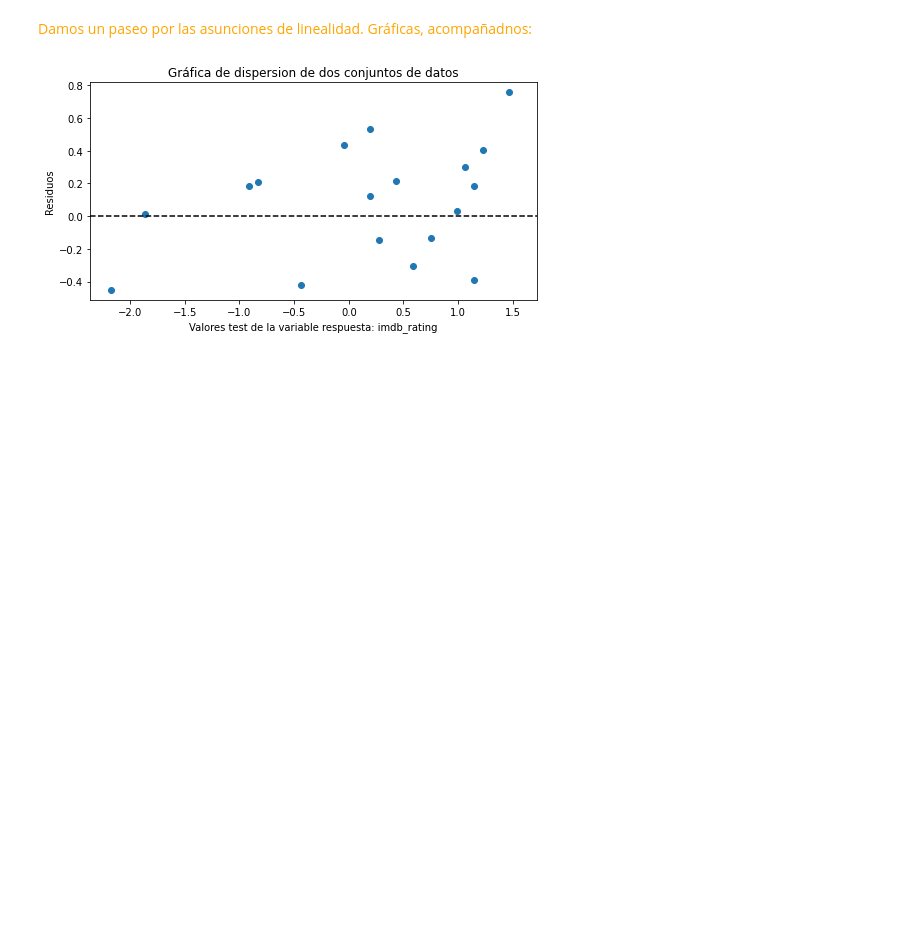
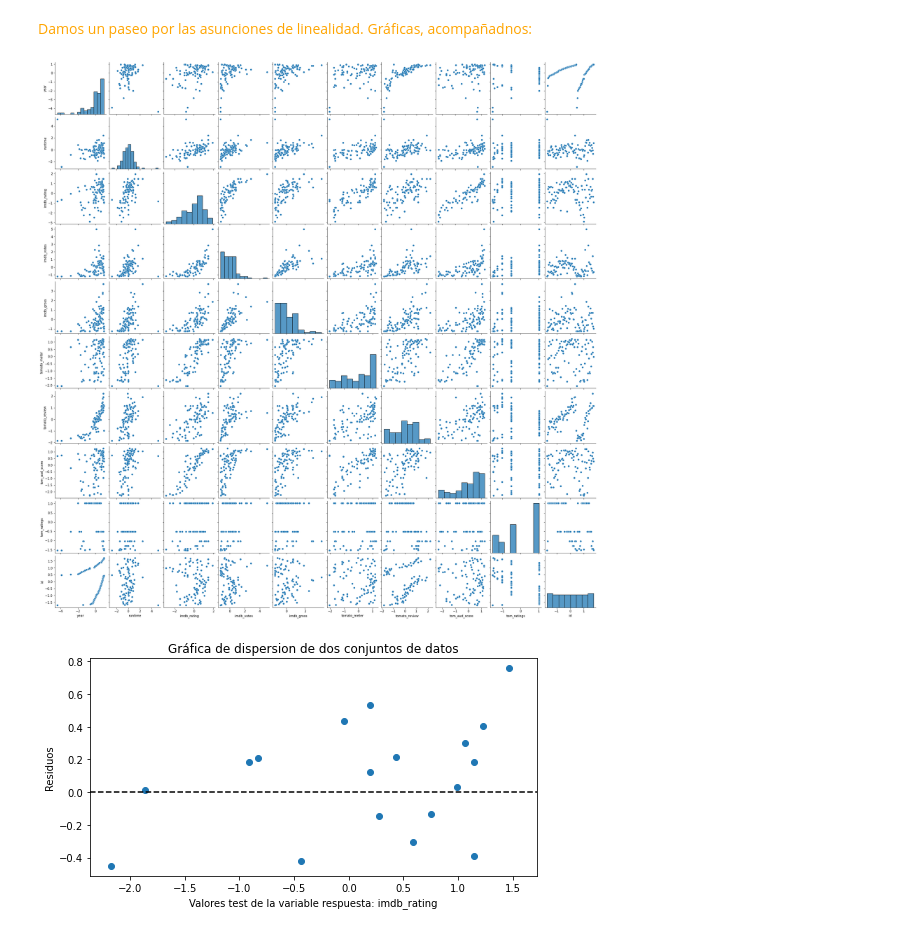
Before and after one commit to Adalab/DA-promo-a-modulo-3-pair-1-Almudena-Lara, a Jupyter notebook: REGRESIÓN/4.RE/4_Regresión.ipynb, the cells around one changed output. Cells and saved outputs as stored; diff of their text form; code cells hidden in the pictures; blank space fills up the shorter version.

```diff
--- a/REGRESIÓN/4.RE/4_Regresión.ipynb
+++ b/REGRESIÓN/4.RE/4_Regresión.ipynb
@@ -129,4 +150,11 @@ Toma ahora el dataset del mejor modelo obtenido y aplica los siguentes modelos d
 - Lasso
 # %% [markdown]
 <font color=orange> Damos un paseo por las asunciones de linealidad. Gráficas, acompañadnos:
+# %%
+# 1. Linealidad
+
+sns.pairplot(data = df)
+plt.show()
+# %% [output]
+[figure, added]
 # %%
```
Also changed, not shown: parts of 4 cells of this notebook.
